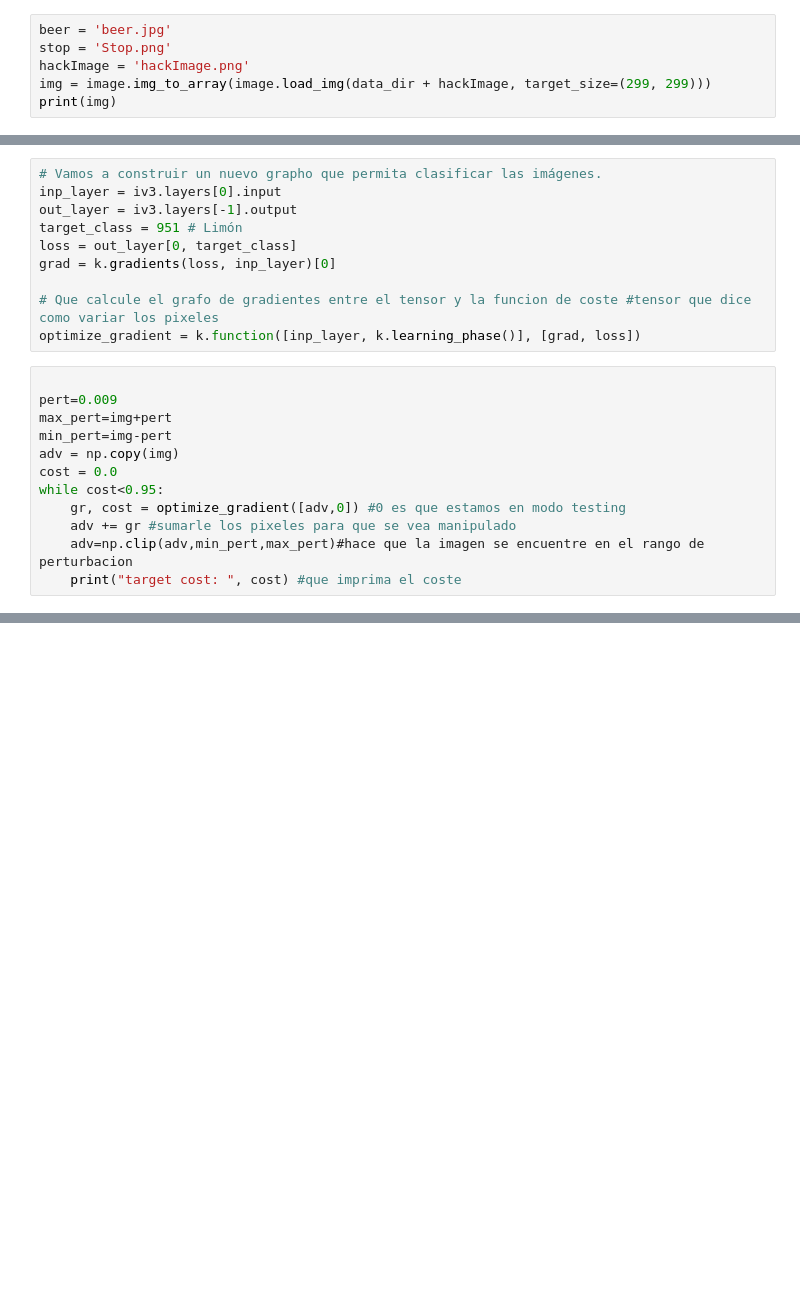
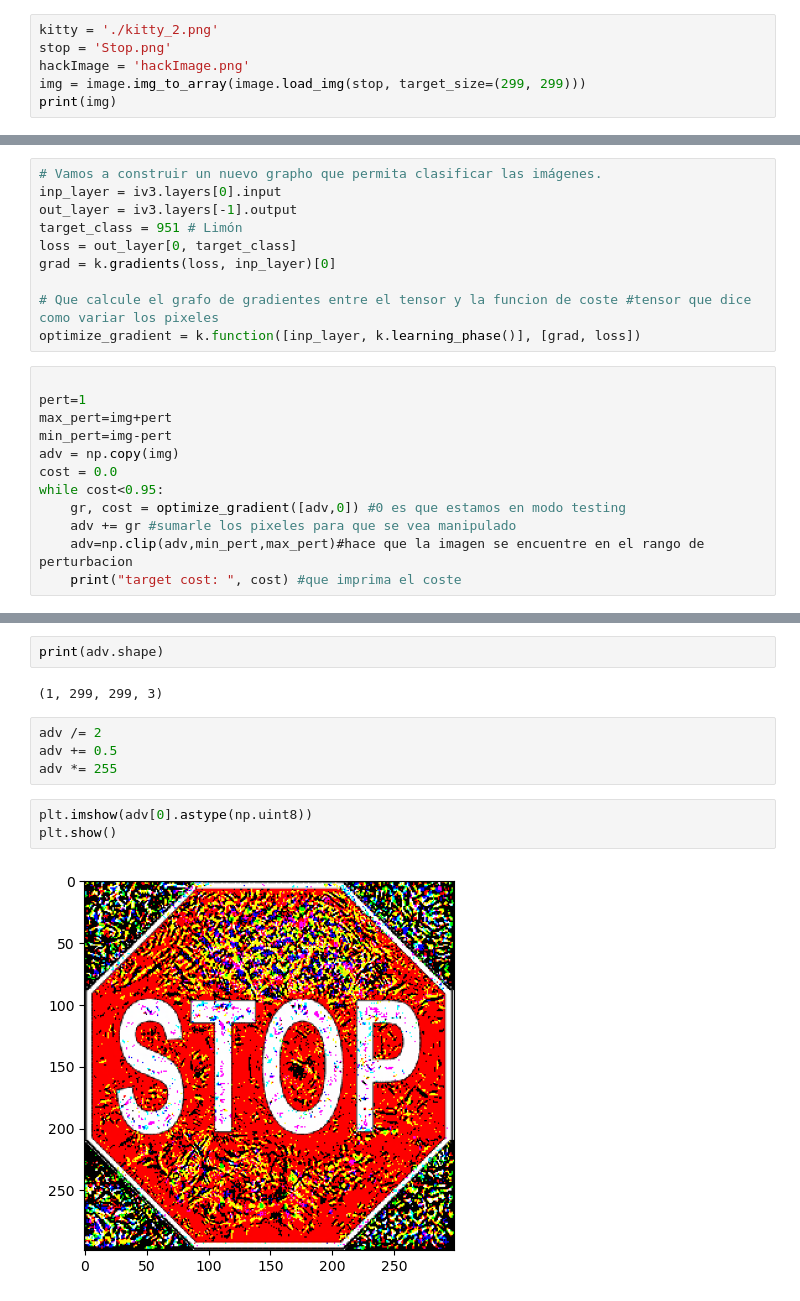
Before and after one commit to andrade-fs/neuronal_networks_vulnerabilities, a Jupyter notebook: AdversaialAttacks/AdversaialAttacks_1.ipynb, the cells around one changed output, grey strips where cells are left out. Saved outputs shown, nothing was run; the diff lists cells and outputs as text; blank space fills up the shorter version.

```diff
--- a/AdversaialAttacks/AdversaialAttacks_1.ipynb
+++ b/AdversaialAttacks/AdversaialAttacks_1.ipynb
@@ -17,8 +22,8 @@ iv3 = InceptionV3()
 # %%
 # iv3.summary()
 # %%
-beer = 'beer.jpg'
+kitty = './kitty_2.png'
 stop = 'Stop.png'
 hackImage = 'hackImage.png'
-img = image.img_to_array(image.load_img(data_dir + hackImage, target_size=(299, 299)))
+img = image.img_to_array(image.load_img(stop, target_size=(299, 299)))
 print(img)
@@ -52,7 +83,7 @@ grad = k.gradients(loss, inp_layer)[0]
 optimize_gradient = k.function([inp_layer, k.learning_phase()], [grad, loss])
 # %%
 
-pert=0.009
+pert=1
 max_pert=img+pert
 min_pert=img-pert
 adv = np.copy(img)
@@ -64,0 +114,13 @@ while cost<0.95:
+# %%
+print(adv.shape)
+# %% [output]
+(1, 299, 299, 3)
+# %%
+adv /= 2
+adv += 0.5
+adv *= 255
+# %%
+plt.imshow(adv[0].astype(np.uint8))
+plt.show()
+# %% [output]
+[figure, added]
```
Also changed, not shown: parts of 9 cells of this notebook, 4 other files.
